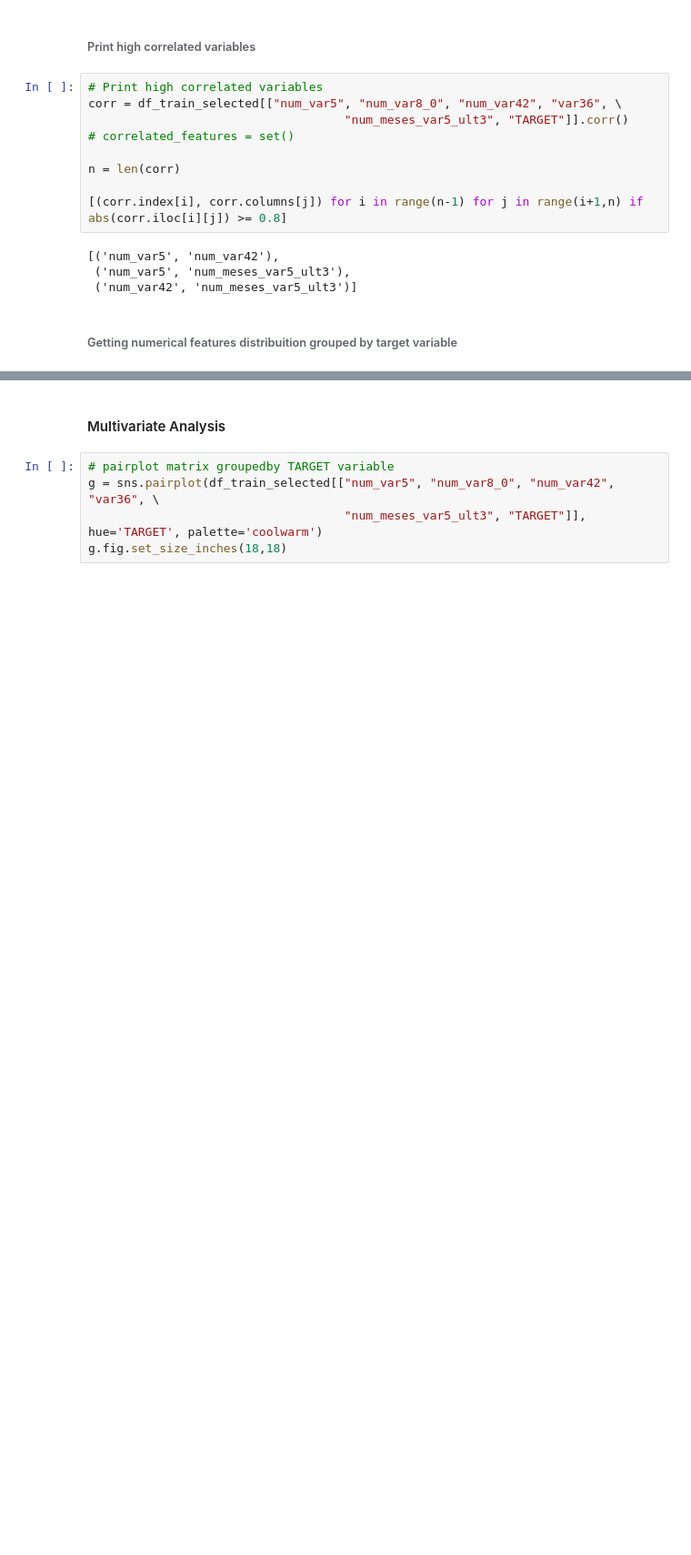
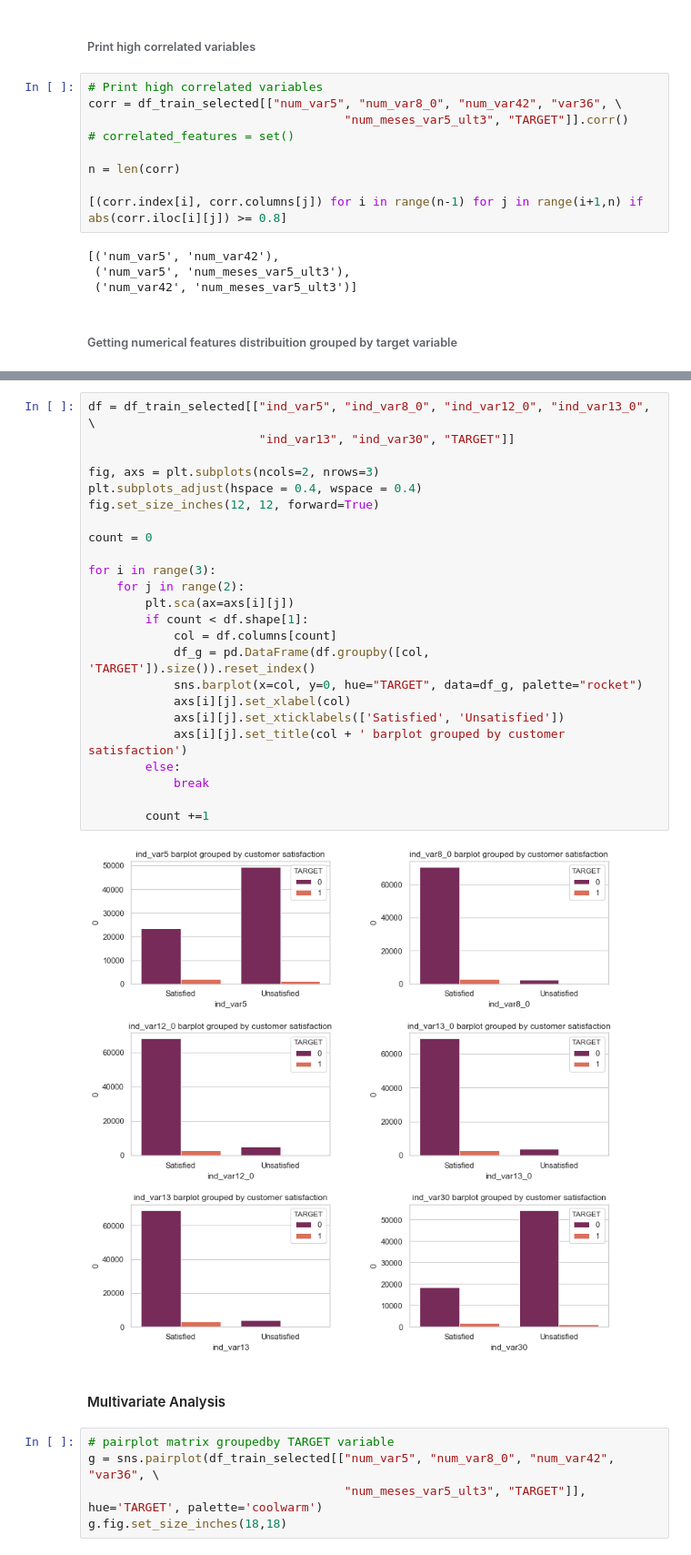
Before and after one commit to naiaraap/Predicting-Customer-Satisfaction-Level-from-Santander, a Jupyter notebook: CustomerSatisfactionLevelPrediction.ipynb, the cells around one changed output, grey strips where cells are left out. Shown at 91% size. Cells and saved outputs as stored; diff of their text form; blank space fills up the shorter version.

Commit message:
add graphs

```diff
--- a/CustomerSatisfactionLevelPrediction.ipynb
+++ b/CustomerSatisfactionLevelPrediction.ipynb
@@ -388,3 +390,29 @@ Looking at the graph, some patterns can be noticed:
+# %%
+df = df_train_selected[["ind_var5", "ind_var8_0", "ind_var12_0", "ind_var13_0", \
+                        "ind_var13", "ind_var30", "TARGET"]]
+
+fig, axs = plt.subplots(ncols=2, nrows=3)
+plt.subplots_adjust(hspace = 0.4, wspace = 0.4)
+fig.set_size_inches(12, 12, forward=True)
+
+count = 0
+
+for i in range(3):
+    for j in range(2):
+        plt.sca(ax=axs[i][j])
+        if count < df.shape[1]:
+            col = df.columns[count]
+            df_g = pd.DataFrame(df.groupby([col, 'TARGET']).size()).reset_index()
+            sns.barplot(x=col, y=0, hue="TARGET", data=df_g, palette="rocket")
+            axs[i][j].set_xlabel(col)
+            axs[i][j].set_xticklabels(['Satisfied', 'Unsatisfied'])
+            axs[i][j].set_title(col + ' barplot grouped by customer satisfaction')
+        else:
+            break
+
+        count +=1
+# %% [output]
+[figure, added]
 # %% [markdown]
 #### Multivariate Analysis
 # %%
```
Also changed, not shown: parts of 2 cells of this notebook.
